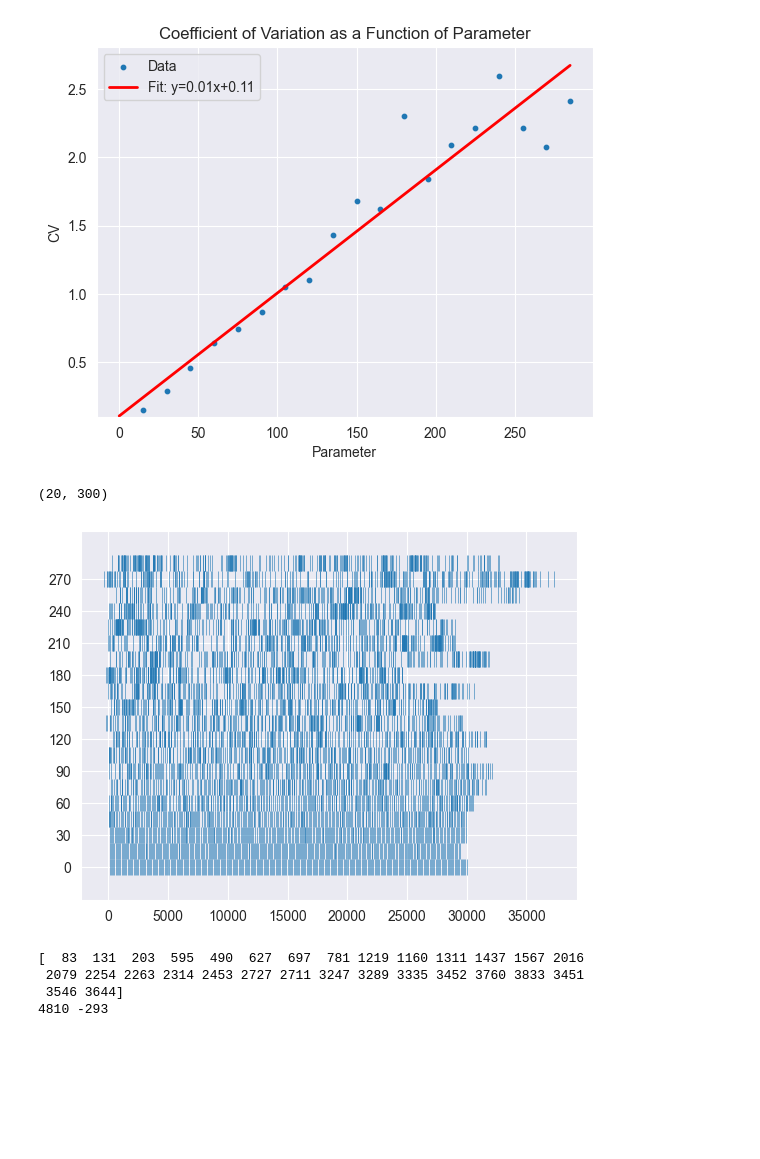
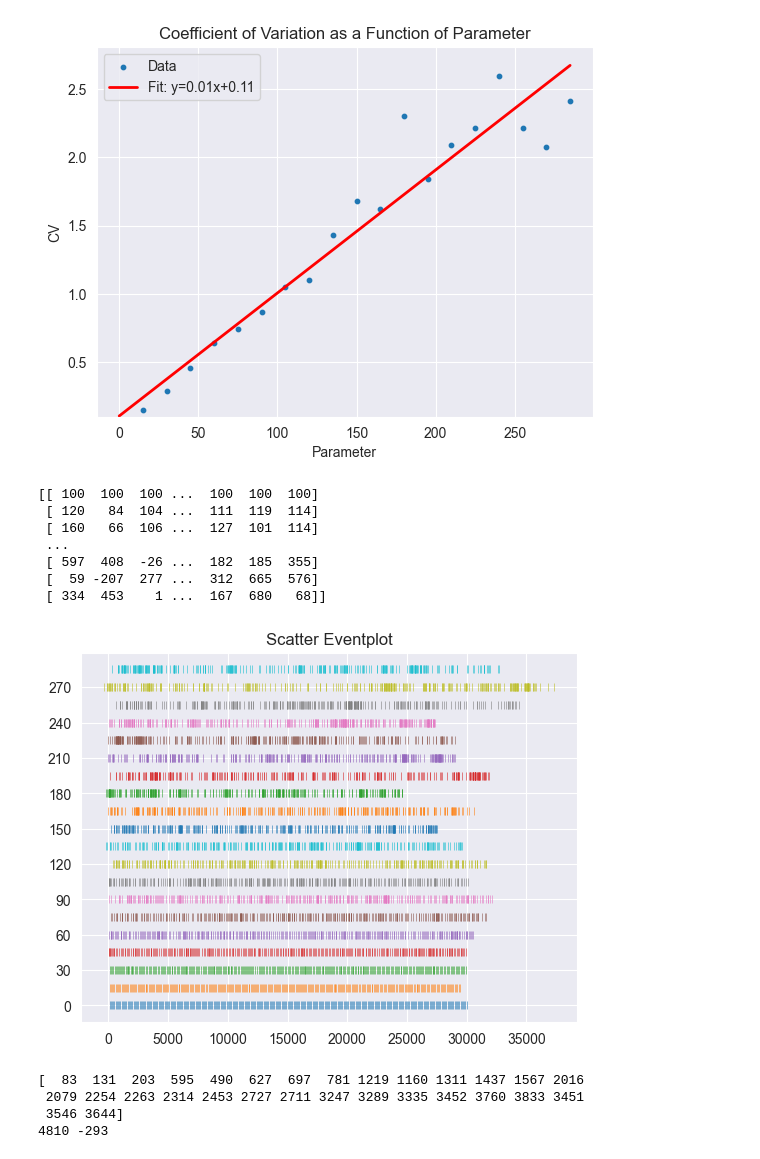
Before and after one commit to NitzanLux/neuron_mi, a Jupyter notebook: isi_evaluation_new.ipynb, the cells around one changed output. Drawn from its saved outputs; the diff is of its cells as text; code cells hidden in the pictures; blank space fills up the shorter version.

```diff
--- a/isi_evaluation_new.ipynb
+++ b/isi_evaluation_new.ipynb
@@ -50,16 +50,27 @@ plt.show()
 R^2 score: 0.9325937613490619
 [figure]
 # %%
-print(s_data.shape)
+print(s_data)
 # x_scatter = np.repeat(np.arange(r_arr.shape[1])[np.newaxis,:],r_arr.shape[0],axis=0)
 # np.cumsum(s_data,axis=1)
-plt.eventplot(np.cumsum(s_data, axis=1),linewidths=0.4)
+for i in range(s_data.shape[0]):
+    plt.scatter(np.cumsum(s_data[i,:]),i+np.zeros_like(s_data[i,:]),linewidths=0.4,marker='|')
+
 plt.yticks(np.arange(0, s_data.shape[0], s_data.shape[0] // 10), parameters[::s_data.shape[0] // 10].astype(int))
+plt.title('Scatter Eventplot')
 plt.show()
+# plt.yticks(np.arange(0, s_data.shape[0], s_data.shape[0] // 10), parameters[::s_data.shape[0] // 10].astype(int))
+# plt.show()
 # print(data.shape)
 # %% [output]
-(20, 300)
+[[ 100  100  100 ...  100  100  100]
+ [ 120   84  104 ...  111  119  114]
+ [ 160   66  106 ...  127  101  114]
+ ...
+ [ 597  408  -26 ...  182  185  355]
+ [  59 -207  277 ...  312  665  576]
+ [ 334  453    1 ...  167  680   68]]
-[figure, old version]
+[figure, new version]
 # %%
 # p_index=np.argmin()
 p_val=250
```
Also changed, not shown: parts of 1 cell of this notebook.
